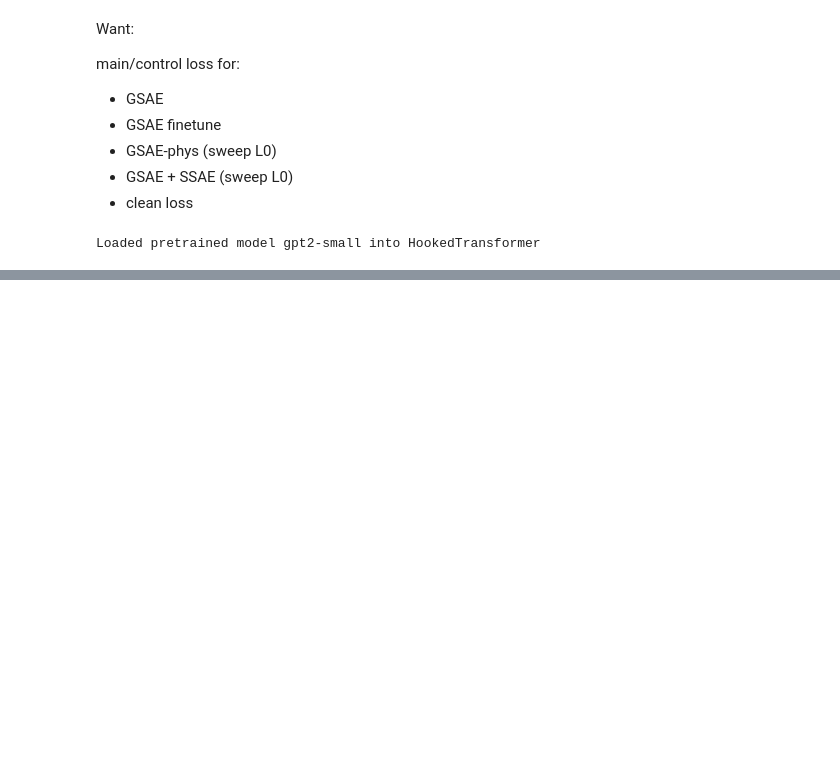
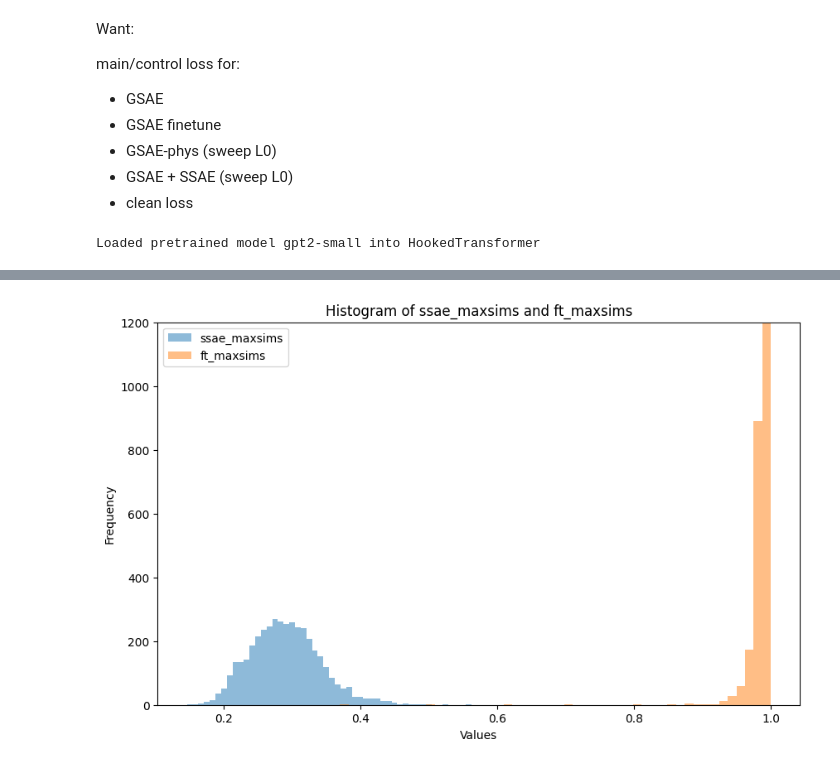
Before and after one commit to jacobcd52/specialised-SAEs, a Jupyter notebook: sae_lens/jacob/analysis.ipynb, the cells around one changed output, grey strips where cells are left out. Saved outputs shown, nothing was run; the diff lists cells and outputs as text; code cells hidden in the pictures; blank space fills up the shorter version.

```diff
--- a/sae_lens/jacob/analysis.ipynb
+++ b/sae_lens/jacob/analysis.ipynb
@@ -119,0 +144,15 @@ get_loss(sae_list, tokens, num_tokens
+# %%
+ssae_maxsims_cpu = ssae_enc_maxsims.cpu().detach().numpy()
+ft_maxsims_cpu = ft_enc_maxsims.cpu().detach().numpy()
+
+plt.figure(figsize=(10, 6))
+plt.hist(ssae_maxsims_cpu, bins=50, alpha=0.5, label='ssae_maxsims')
+plt.hist(ft_maxsims_cpu, bins=50, alpha=0.5, label='ft_maxsims')
+plt.ylim(0, 1200)
+plt.xlabel('Values')
+plt.ylabel('Frequency')
+plt.title('Histogram of ssae_maxsims and ft_maxsims')
+plt.legend()
+plt.show()
+# %% [output]
+[figure, added]
```
Also changed, not shown: parts of 15 cells of this notebook.
